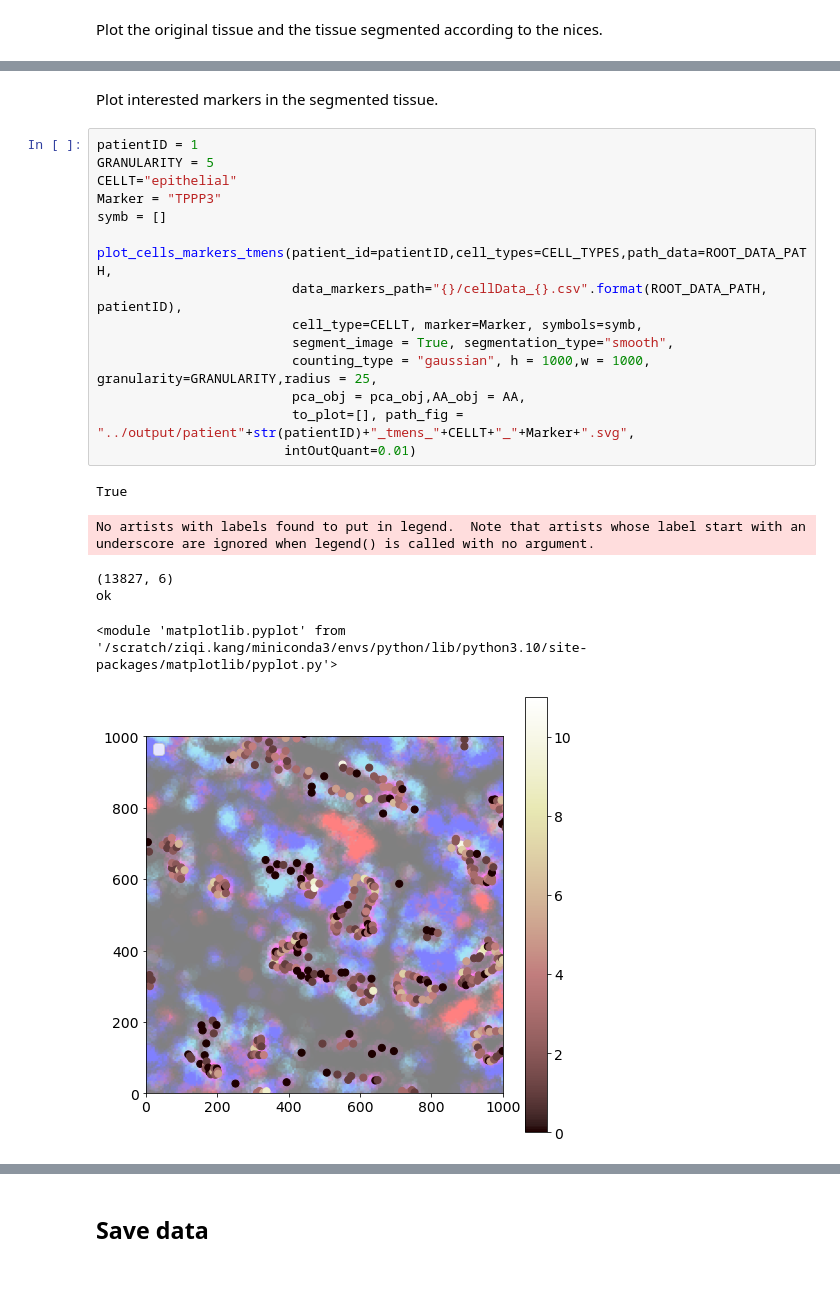
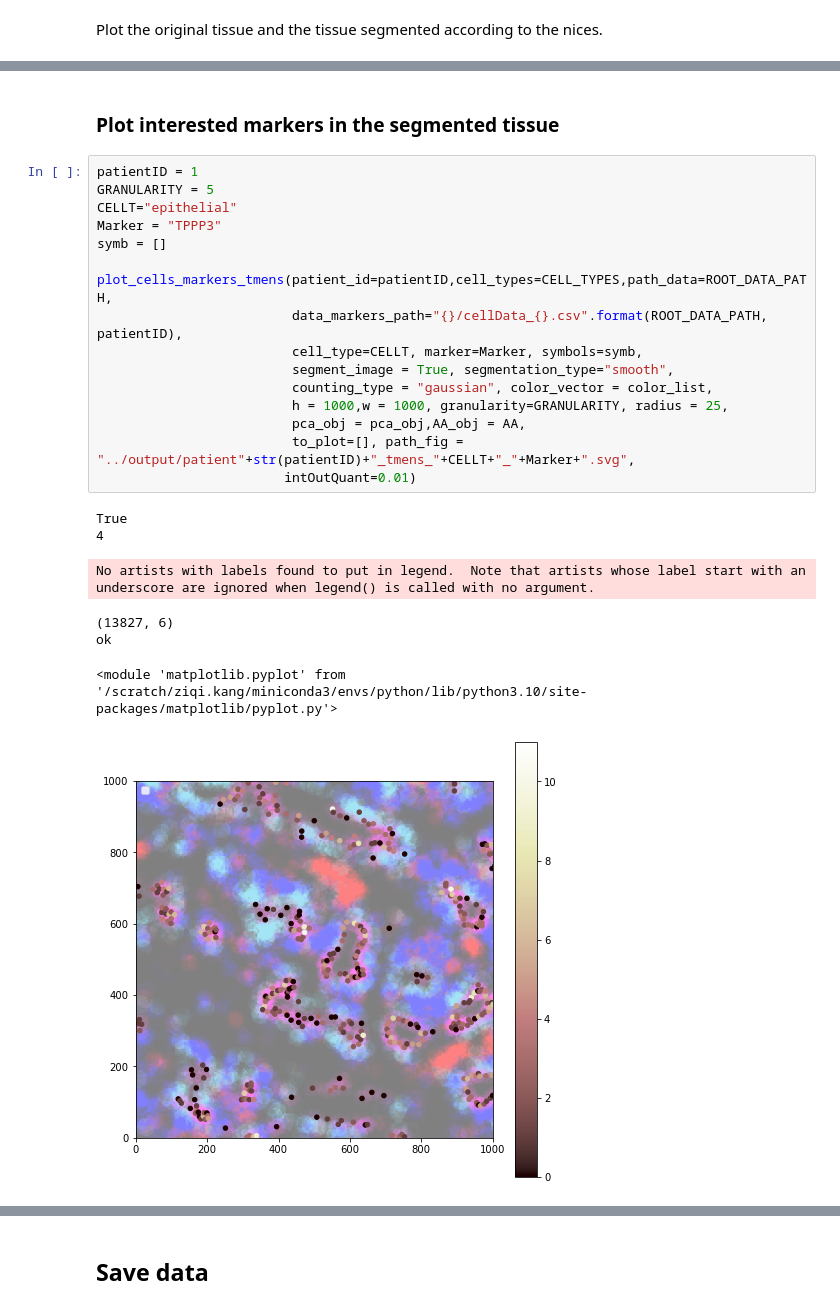
Before and after one commit to jhausserlab/NIPMAP, a Jupyter notebook: ISS_analysis/notebooks/archetype_analysis.ipynb, the cells around one changed output, grey strips where cells are left out. Drawn from its saved outputs; the diff is of its cells as text; blank space fills up the shorter version.

```diff
--- a/ISS_analysis/notebooks/archetype_analysis.ipynb
+++ b/ISS_analysis/notebooks/archetype_analysis.ipynb
@@ -229,27 +233,29 @@ plot_cells_positions(cell_data, CELL_TYPES, segment_image=True, counting_type='g
 # %% [markdown]
-Plot interested markers in the segmented tissue.
+### Plot interested markers in the segmented tissue
 # %%
 patientID = 1
 GRANULARITY = 5
 CELLT="epithelial"
 Marker = "TPPP3"
 symb = []
 
 plot_cells_markers_tmens(patient_id=patientID,cell_types=CELL_TYPES,path_data=ROOT_DATA_PATH,
                          data_markers_path="{}/cellData_{}.csv".format(ROOT_DATA_PATH, patientID),
                          cell_type=CELLT, marker=Marker, symbols=symb,
                          segment_image = True, segmentation_type="smooth",
-                         counting_type = "gaussian", h = 1000,w = 1000, granularity=GRANULARITY,radius = 25,
+                         counting_type = "gaussian", color_vector = color_list,
+                         h = 1000,w = 1000, granularity=GRANULARITY, radius = 25,
                          pca_obj = pca_obj,AA_obj = AA,
                          to_plot=[], path_fig = "../output/patient"+str(patientID)+"_tmens_"+CELLT+"_"+Marker+".svg",
                         intOutQuant=0.01)
 # %% [output]
 True
+4
 No artists with labels found to put in legend.  Note that artists whose label start with an underscore are ignored when legend() is called with no argument.
 (13827, 6)
 ok
 <module 'matplotlib.pyplot' from '/scratch/ziqi.kang/miniconda3/envs/python/lib/python3.10/site-packages/matplotlib/pyplot.py'>
-[figure, old version]
+[figure, new version]
 # %%
 patientID = 1
 GRANULARITY = 5
```
Also changed, not shown: parts of 11 cells of this notebook, 18 other files.
